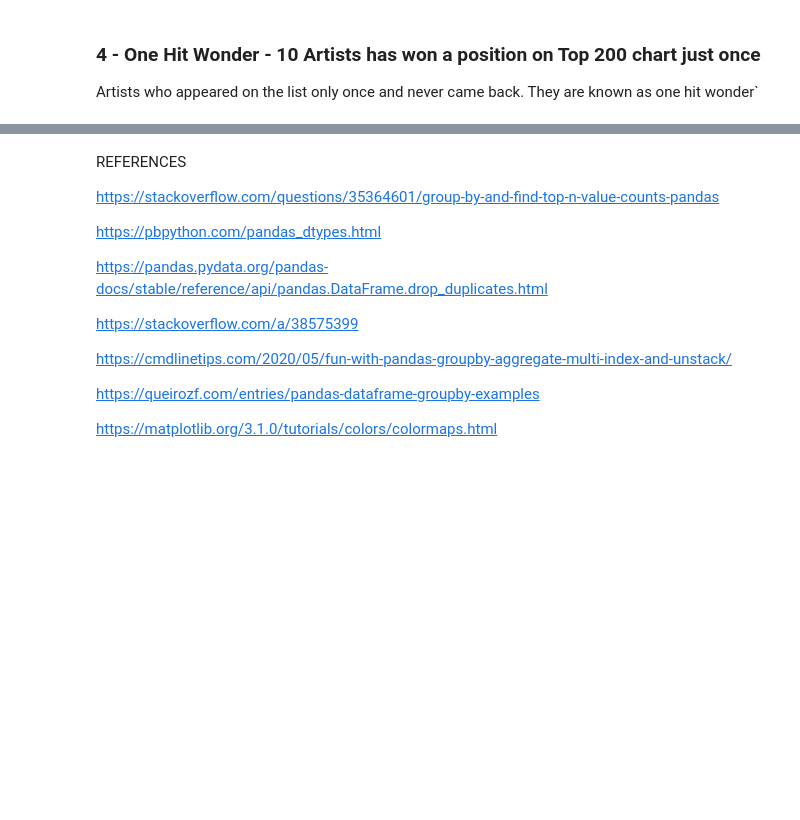
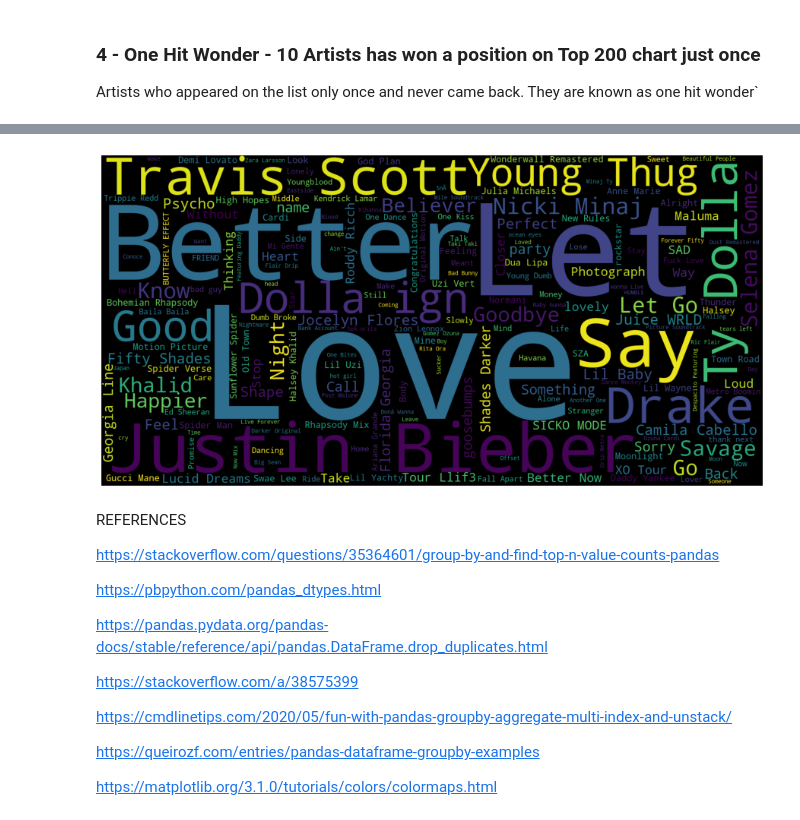
Before and after one commit to ilitotor/spotifyAnalysis, a Jupyter notebook: spotify_analysis.ipynb, the cells around one changed output, grey strips where cells are left out. Drawn from its saved outputs; the diff is of its cells as text; code cells hidden in the pictures; blank space fills up the shorter version.

```diff
--- a/spotify_analysis.ipynb
+++ b/spotify_analysis.ipynb
@@ -76,9 +74,14 @@ first_position.groupby('name').artist.value_counts().nlargest(10).plot(kind='bar
 ### 4 - One Hit Wonder - 10 Artists has won a position on Top 200 chart just once
 Artists who appeared on the list only once and never came back. They are known as one hit wonder`
 # %%
-plt.figure(figsize=(20, 6))
 one_hit_wonder = df_top200.drop_duplicates(subset=['artist'], keep=False)
 one_hit_wonder = one_hit_wonder[['artist','date','name']].sort_values('name').head(10)
-one_hit_wonder.values
 one_hit_wonder.plot(kind='scatter',x='date',y='artist',color='red')
+plt.rcParams['font.family'] = 'sans-serif'
+plt.rcParams['font.sans-serif'] = 'Helvetica'
+plt.title('One Hit Wonder', fontsize=15, fontweight='black', color = 'green')
+plt.xlabel('Date', fontsize=12, fontweight='black', color = 'green')
+plt.ylabel('Artist\'s Name', fontsize=12, fontweight='black', color = 'green')
+plt.xticks(rotation=90);
+plt.show()
 # %% [output]
@@ -98,3 +93,22 @@ sns.lineplot(data=shape_of_you, x="position", y="date")
+# %%
+!pip install wordcloud -q
+from wordcloud import WordCloud, STOPWORDS
+names = df_top200['name']
+# for name in names.values:
+#     all_names = " "+str(name)
+
+stopwords = ['feat', 'Radio', 'Edit', 'Remix'] + list(STOPWORDS)
+
+wordcloud = WordCloud(stopwords=stopwords,
+                      background_color='black', width=1600,
+                      height=800).generate(all_names)
+
+fig, ax = plt.subplots(figsize=(16,8))
+ax.imshow(wordcloud, interpolation='bilinear')
+ax.set_axis_off()
+plt.imshow(wordcloud);
+# %% [output]
+[figure, added]
 # %% [markdown]
 REFERENCES
 
```
Also changed, not shown: parts of 10 cells of this notebook.
